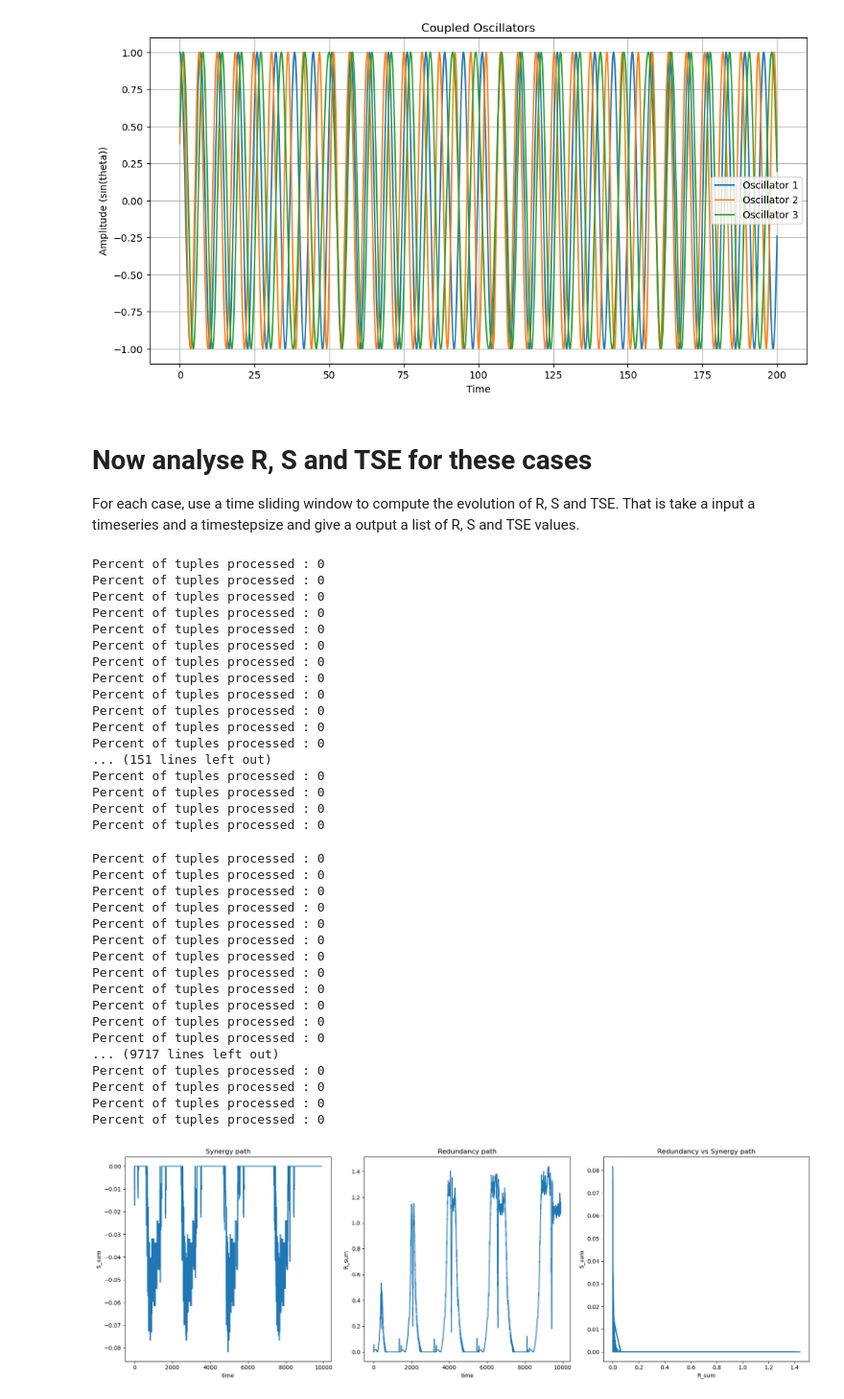
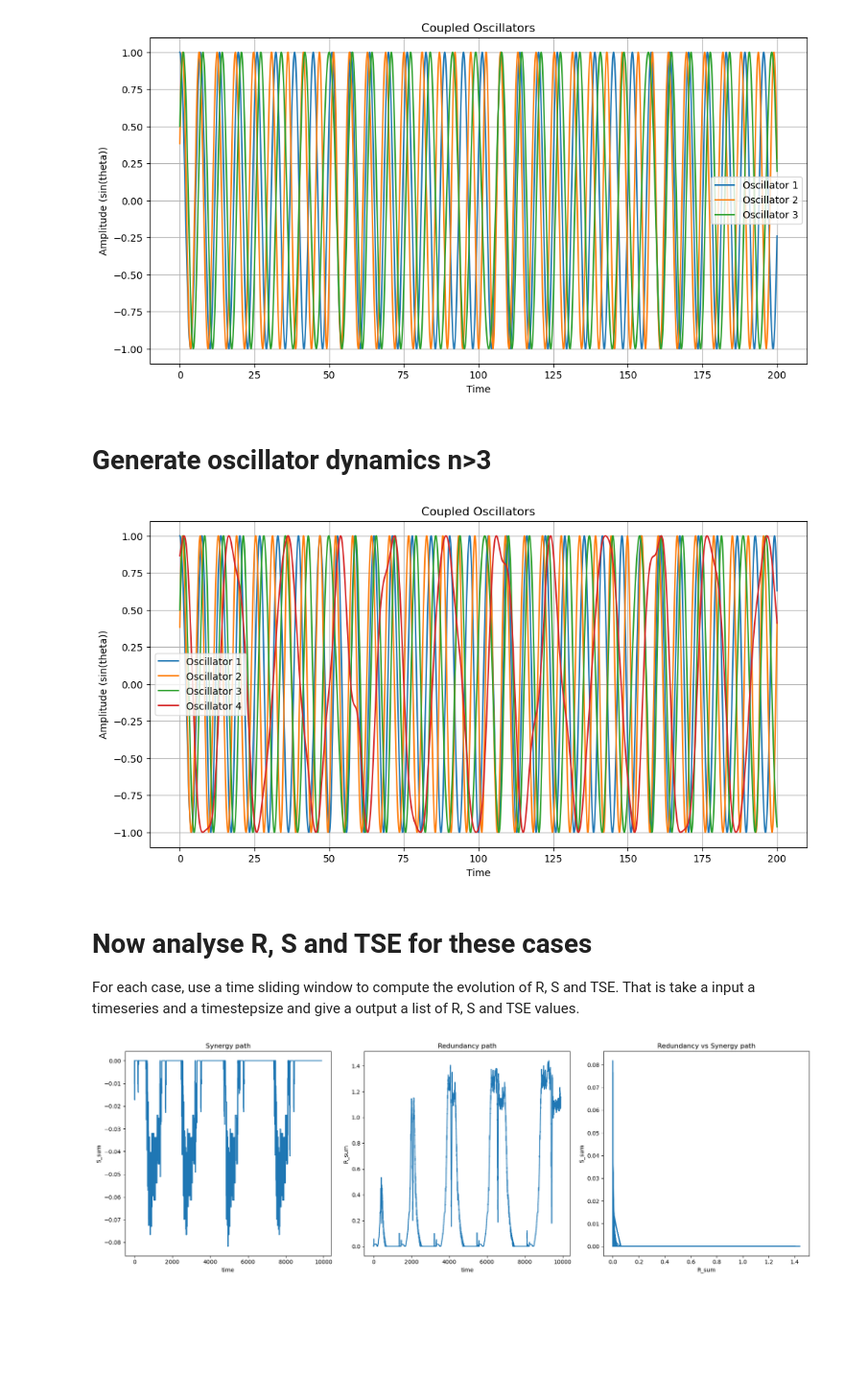
Before and after one commit to cyrilrommens/PhD_1, a Jupyter notebook: oscillator_dynamics.ipynb, the cells around one changed output. Shown at 96% size. Drawn from its saved outputs; the diff is of its cells as text; code cells hidden in the pictures; blank space fills up the shorter version.

```diff
--- a/oscillator_dynamics.ipynb
+++ b/oscillator_dynamics.ipynb
@@ -257,3 +257,5 @@ plt.grid()
 plt.show()
 # %% [output]
 [figure]
+# %% [markdown]
+# Generate oscillator dynamics n>3
@@ -260,3 +332,27 @@ plt.show()
+# %%
+# Load the time series data from the text file into a pandas DataFrame
+df_oscillators = pd.read_csv("time_series_coupled_oscillator.txt", sep=r'\s+')
+
+# Extract the columns as individual series (optional)
+theta1_series = df_oscillators.iloc[:, 0]
+theta2_series = df_oscillators.iloc[:, 1]
+theta3_series = df_oscillators.iloc[:, 2]
+theta4_series = df_oscillators.iloc[:, 3]
+# %%
+# Plot the results
+plt.figure(figsize=(12, 6))
+plt.plot(time, np.sin(theta1_series), label="Oscillator 1")
+plt.plot(time, np.sin(theta2_series), label="Oscillator 2")
+plt.plot(time, np.sin(theta3_series), label="Oscillator 3")
+plt.plot(time, np.sin(theta4_series), label="Oscillator 4")
+plt.title("Coupled Oscillators")
+plt.xlabel("Time")
+plt.ylabel("Amplitude (sin(theta))")
+plt.legend()
+plt.grid()
+plt.show()
+# %% [output]
+[figure, added]
 # %% [markdown]
 # Now analyse R, S and TSE for these cases
 For each case, use a time sliding window to compute the evolution of R, S and TSE.
@@ -304,43 +406,6 @@ def interactions_values(df_input):
     #    df_output.iloc[:, 0] = df_output.iloc[:, 0] / max_R
 
     return df_output
-# %%
-df = interactions_values(mixed_df)
-# %% [output]
-Percent of tuples processed : 0
-Percent of tuples processed : 0
-Percent of tuples processed : 0
-Percent of tuples processed : 0
-Percent of tuples processed : 0
-Percent of tuples processed : 0
-Percent of tuples processed : 0
-Percent of tuples processed : 0
-Percent of tuples processed : 0
-Percent of tuples processed : 0
-Percent of tuples processed : 0
-Percent of tuples processed : 0
-... (151 lines left out)
-Percent of tuples processed : 0
-Percent of tuples processed : 0
-Percent of tuples processed : 0
-Percent of tuples processed : 0
-Percent of tuples processed : 0
-Percent of tuples processed : 0
-Percent of tuples processed : 0
-Percent of tuples processed : 0
-Percent of tuples processed : 0
-Percent of tuples processed : 0
-Percent of tuples processed : 0
-Percent of tuples processed : 0
-Percent of tuples processed : 0
-Percent of tuples processed : 0
-Percent of tuples processed : 0
-Percent of tuples processed : 0
-... (9717 lines left out)
-Percent of tuples processed : 0
-Percent of tuples processed : 0
-Percent of tuples processed : 0
-Percent of tuples processed : 0
 # %%
 # Create a figure with 1 row and 3 columns for subplots
 plt.figure(figsize=(18, 6))
```
Also changed, not shown: parts of 3 cells of this notebook, 4 other files.
